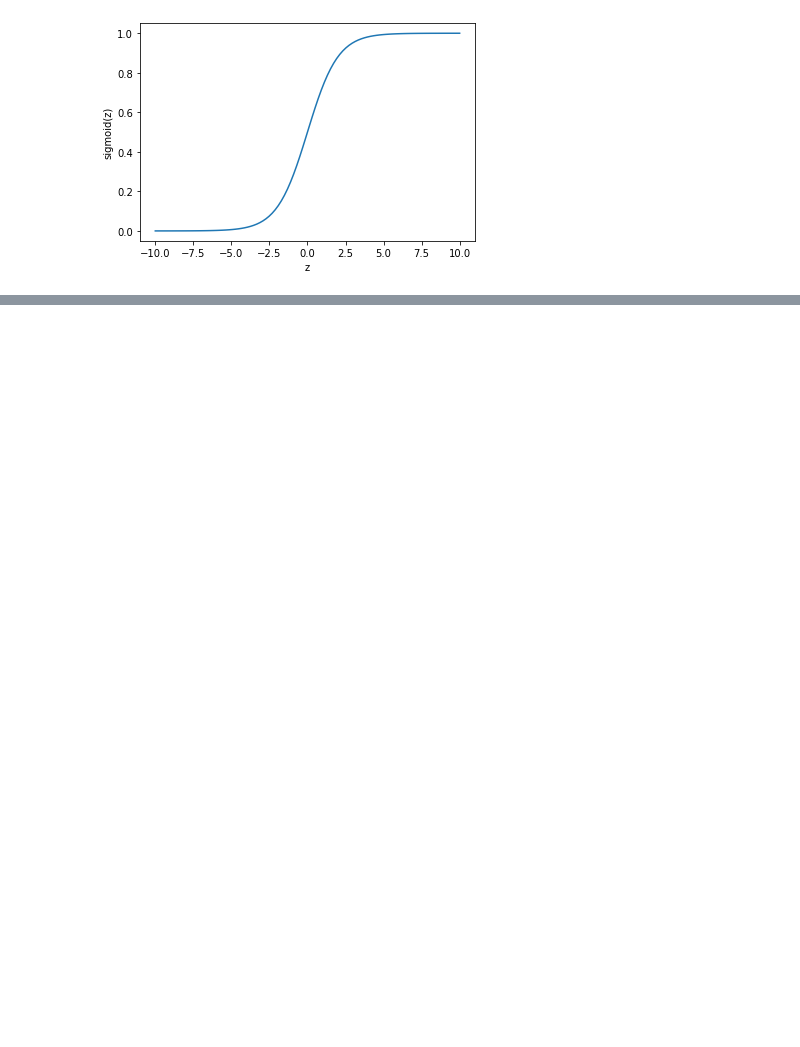
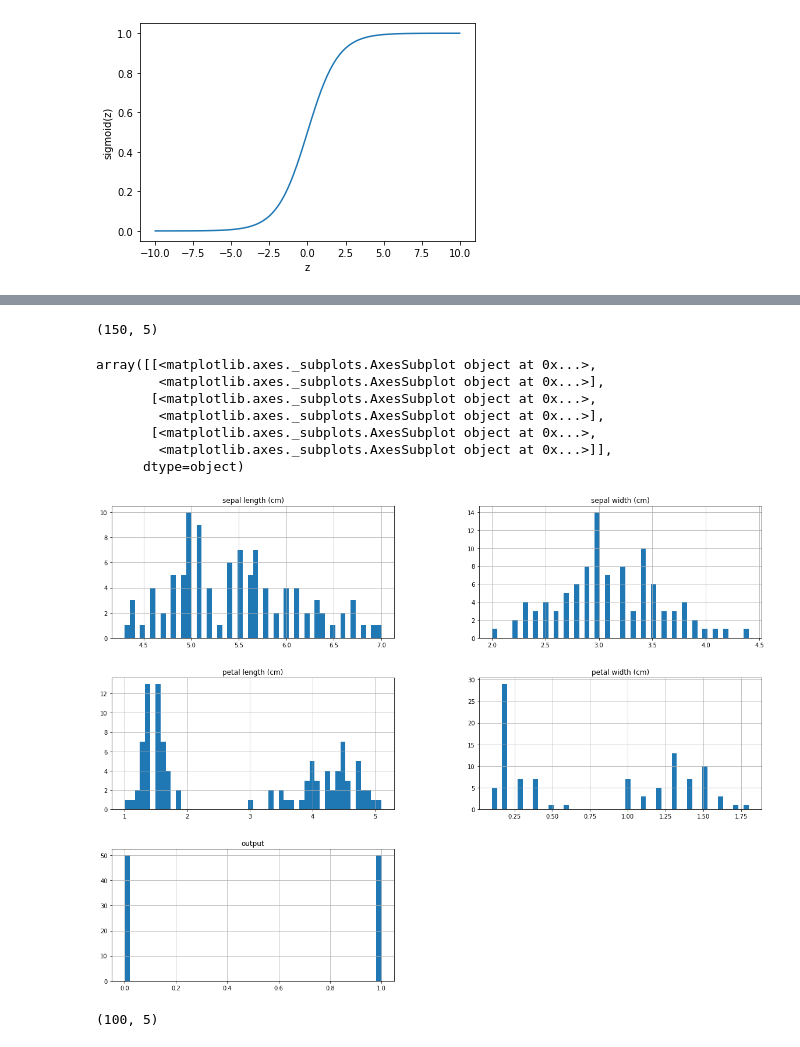
Before and after one commit to heerboi/ML-from-scratch, a Jupyter notebook: Logistic_Regression.ipynb, the cells around one changed output, grey strips where cells are left out. Saved outputs shown, nothing was run; the diff lists cells and outputs as text; code cells hidden in the pictures; blank space fills up the shorter version.

```diff
--- a/Logistic_Regression.ipynb
+++ b/Logistic_Regression.ipynb
@@ -44,0 +169,28 @@ def sigmoid(arr):
+# %%
+X = dataset.data
+y = dataset.target.reshape(-1, 1)
+# %%
+full_dataset = np.concatenate((X, y), axis = 1)
+full_dataset.shape
+# %% [output]
+(150, 5)
+# %%
+import pandas as pd
+pd_set = pd.DataFrame(full_dataset, columns = [*dataset.feature_names, "output"])
+# %%
+pd_set = pd_set[pd_set.output != 2]
+# %%
+pd_set.hist(bins = 50, figsize = (20, 15))
+# %% [output]
+array([[<matplotlib.axes._subplots.AxesSubplot object at 0x...>,
+        <matplotlib.axes._subplots.AxesSubplot object at 0x...>],
+       [<matplotlib.axes._subplots.AxesSubplot object at 0x...>,
+        <matplotlib.axes._subplots.AxesSubplot object at 0x...>],
+       [<matplotlib.axes._subplots.AxesSubplot object at 0x...>,
+        <matplotlib.axes._subplots.AxesSubplot object at 0x...>]],
+      dtype=object)
+[figure, added]
+# %%
+pd_set.shape
+# %% [output]
+(100, 5)
```
Also changed, not shown: parts of 36 cells of this notebook.
